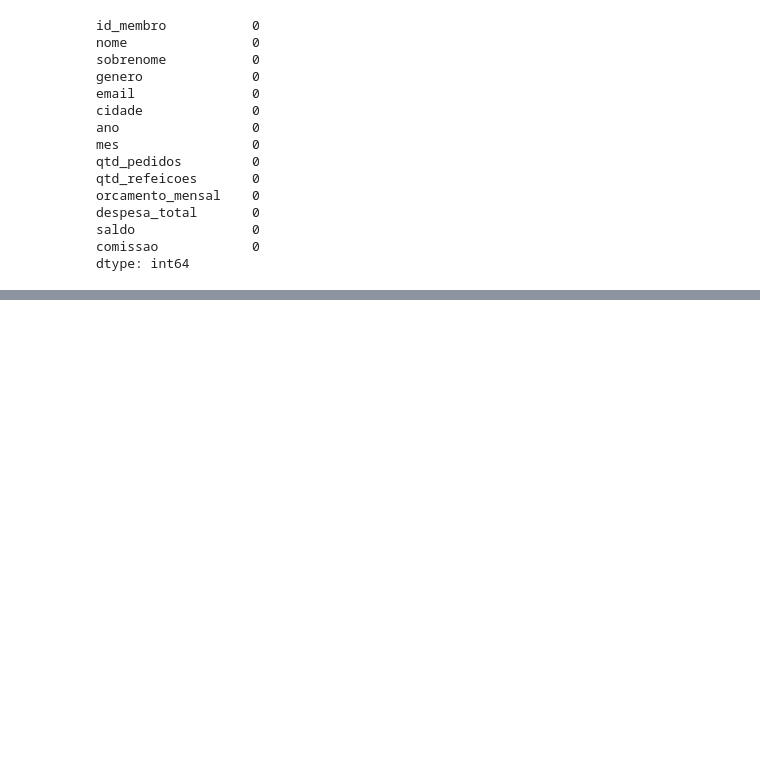
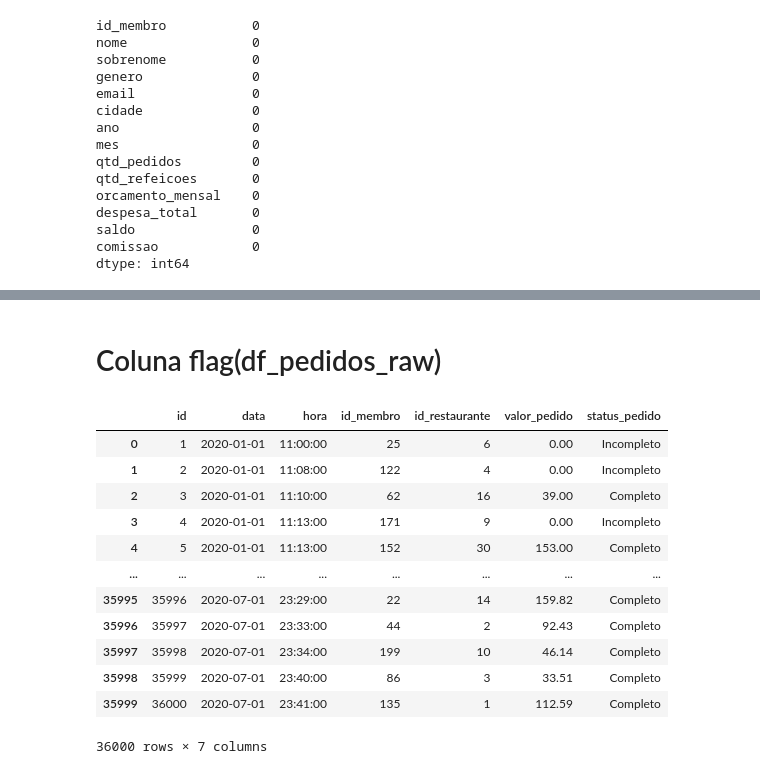
Before and after one commit to Borges1999/Projetos-Python, a Jupyter notebook: Restaurants_Members_and_Orders/projeto_restaurantes.ipynb, the cells around one changed output, grey strips where cells are left out. Saved outputs shown, nothing was run; the diff lists cells and outputs as text; code cells hidden in the pictures; blank space fills up the shorter version.

```diff
--- a/Restaurants_Members_and_Orders/projeto_restaurantes.ipynb
+++ b/Restaurants_Members_and_Orders/projeto_restaurantes.ipynb
@@ -630,0 +645,3 @@ dtype: int64
+# %%
+# Pedidos (Data)
+df_pedidos_raw['data'] = pd.to_datetime(df_pedidos_raw['data'])
@@ -630,0 +659,3 @@ dtype: int64
+# %%
+# Pedidos (Hora)
+df_pedidos_raw['hora'] = pd.to_datetime(df_pedidos_raw['hora'], format='%H:%M:%S.%f').dt.time
@@ -630,0 +757,25 @@ dtype: int64
+# %% [markdown]
+# Coluna flag(df_pedidos_raw)
+# %%
+# Criando coluna flag para identificação de pedidos completos e incompletos
+df_pedidos_raw['status_pedido'] = np.where(
+    df_pedidos_raw['valor_pedido'] == 0,
+    'Incompleto',
+    'Completo'
+)
+# %%
+display(df_pedidos_raw)
+# %% [output]
+|  | id | data | hora | id_membro | id_restaurante | valor_pedido | status_pedido |
+| 0 | 1 | 2020-01-01 | 11:00:00 | 25 | 6 | 0.00 | Incompleto |
+| 1 | 2 | 2020-01-01 | 11:08:00 | 122 | 4 | 0.00 | Incompleto |
+| 2 | 3 | 2020-01-01 | 11:10:00 | 62 | 16 | 39.00 | Completo |
+| 3 | 4 | 2020-01-01 | 11:13:00 | 171 | 9 | 0.00 | Incompleto |
+| 4 | 5 | 2020-01-01 | 11:13:00 | 152 | 30 | 153.00 | Completo |
+| ... | ... | ... | ... | ... | ... | ... | ... |
+| 35995 | 35996 | 2020-07-01 | 23:29:00 | 22 | 14 | 159.82 | Completo |
+| 35996 | 35997 | 2020-07-01 | 23:33:00 | 44 | 2 | 92.43 | Completo |
+| 35997 | 35998 | 2020-07-01 | 23:34:00 | 199 | 10 | 46.14 | Completo |
+| 35998 | 35999 | 2020-07-01 | 23:40:00 | 86 | 3 | 33.51 | Completo |
+| 35999 | 36000 | 2020-07-01 | 23:41:00 | 135 | 1 | 112.59 | Completo |
+36000 rows × 7 columns
```
Also changed, not shown: parts of 12 cells of this notebook.
